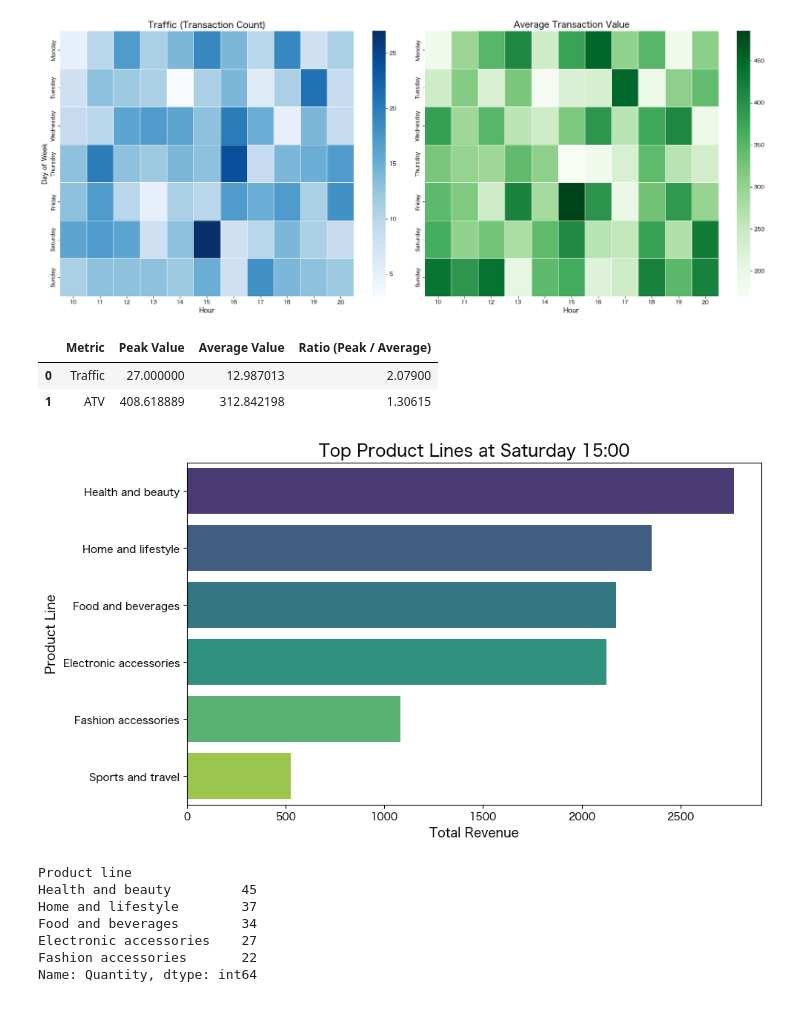
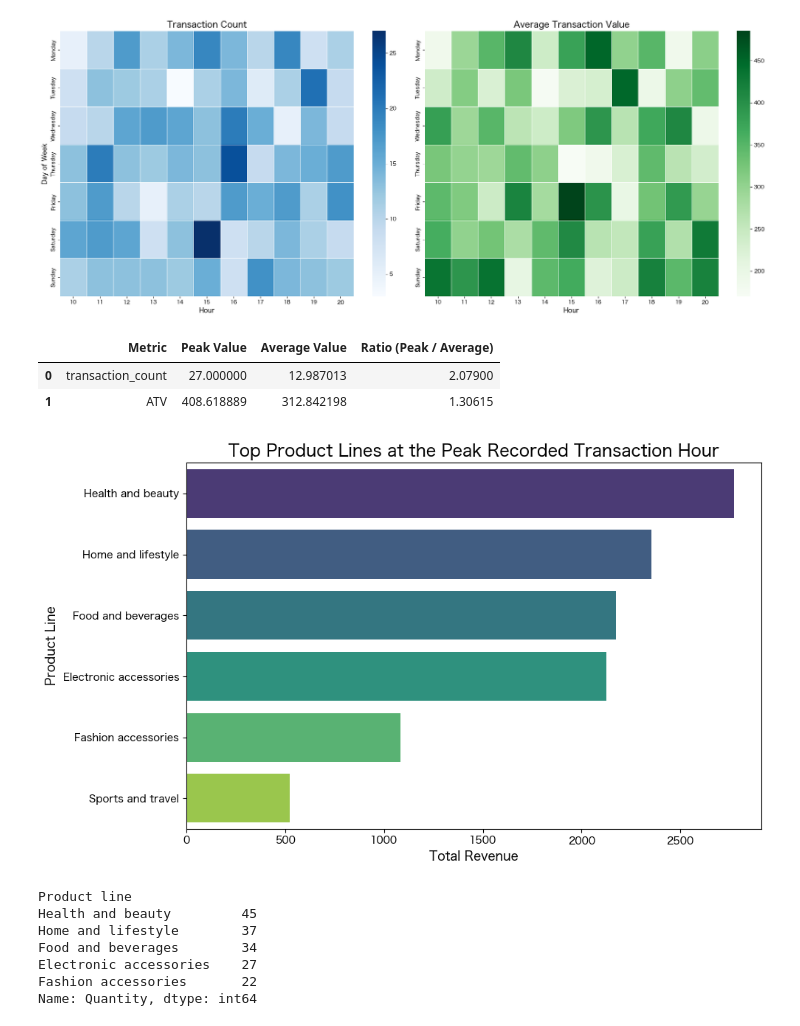
Before and after one commit to Hannah342/data_analytics_projects, a Jupyter notebook: supermarket_sales_analysis/supermarket_sales_analysis.ipynb, the cells around one changed output. Cells and saved outputs as stored; diff of their text form; code cells hidden in the pictures.

Commit message:
Add files via upload
Update README and image labels

```diff
--- a/supermarket_sales_analysis/supermarket_sales_analysis.ipynb
+++ b/supermarket_sales_analysis/supermarket_sales_analysis.ipynb
@@ -116,8 +122,8 @@ display(top_slots)
 # %%
-# Step 3 – Explain the peak: traffic-driven vs ATV-driven
+# Step 3 – Explain the peak: transaction_count-driven vs ATV-driven
 
-# Revenue ≈ Traffic × ATV (decompose the peak slot)
-traffic_matrix = pd.pivot_table(
+# Revenue ≈ transaction_count × ATV (decompose the peak slot)
+transaction_count_matrix = pd.pivot_table(
     df,
     values = 'Invoice ID',
     index = 'Day_name',
@@ -134,7 +140,7 @@ atv_matrix = pd.pivot_table(
 )
 
 days_order = ['Monday', 'Tuesday', 'Wednesday', 'Thursday', 'Friday', 'Saturday', 'Sunday']
-traffic_matrix = traffic_matrix.reindex(days_order)
+transaction_count_matrix = transaction_count_matrix.reindex(days_order)
 atv_matrix = atv_matrix.reindex(days_order)
 
 # Peak slot identified in Step 2
@@ -145,14 +151,14 @@ peak_hour = 15
 fig, axes = plt.subplots(1, 2, figsize=(20, 8))
 
 sns.heatmap(
-    data = traffic_matrix,
+    data = transaction_count_matrix,
     ax = axes[0],
     cmap = 'Blues',
     annot = False,
     fmt = '.0f',
     linewidths = 0.5
 )
-axes[0].set_title('Traffic (Transaction Count)', fontsize=16)
+axes[0].set_title('Transaction Count', fontsize=16)
 axes[0].set_xlabel('Hour', fontsize=12)
 axes[0].set_ylabel('Day of Week', fontsize=12)
 
@@ -173,29 +179,29 @@ plt.show()
 
 # Compare peak slot with overall average to validate the driver
 
-peak_traffic = traffic_matrix.loc[peak_day, peak_hour]
+peak_transaction_count = transaction_count_matrix.loc[peak_day, peak_hour]
 peak_atv = atv_matrix.loc[peak_day, peak_hour]
 
 # Calculate overall average across all day-hour combinations
-avg_traffic = traffic_matrix.stack().mean()
+avg_transaction_count = transaction_count_matrix.stack().mean()
 avg_atv = atv_matrix.stack().mean()
 
 # Create comparison table
 peak_evidence = pd.DataFrame({
-    'Metric': ['Traffic', 'ATV'],
-    'Peak Value': [peak_traffic, peak_atv],
-    'Average Value': [avg_traffic, avg_atv],
+    'Metric': ['transaction_count', 'ATV'],
+    'Peak Value': [peak_transaction_count, peak_atv],
+    'Average Value': [avg_transaction_count, avg_atv],
     'Ratio (Peak / Average)': [
-        peak_traffic / avg_traffic,
+        peak_transaction_count / avg_transaction_count,
         peak_atv / avg_atv
     ]
 })
 
 display(peak_evidence)
 # %% [output]
-[figure, old version]
+[figure, new version]
 |  | Metric | Peak Value | Average Value | Ratio (Peak / Average) |
-| 0 | Traffic | 27.000000 | 12.987013 | 2.07900 |
+| 0 | transaction_count | 27.000000 | 12.987013 | 2.07900 |
 | 1 | ATV | 408.618889 | 312.842198 | 1.30615 |
 # %%
 # Step 4 – Identify top product lines during the peak hour
@@ -209,35 +215,37 @@ peak_hour_data = df[
 # Revenue ranking by product line
 top_products_revenue = (
     peak_hour_data.groupby('Product line')['Total']
                   .sum()
                   .sort_values(ascending=False)
 )
 
 plt.figure(figsize=(10, 6))
 sns.barplot(
     x = top_products_revenue.values,
     y = top_products_revenue.index,
     hue = top_products_revenue.index,
     dodge=False,
     legend = False,
     palette = 'viridis'
 )
 
-plt.title(f'Top Product Lines at {peak_day} {peak_hour}:00', fontsize=16)
+plt.title('Top Product Lines at the Peak Recorded Transaction Hour', fontsize=16)
 plt.xlabel('Total Revenue', fontsize=12)
 plt.ylabel('Product Line', fontsize=12)
+plt.tight_layout()
+plt.savefig('images/top_product_lines_peak_hour.png', dpi=300)
 plt.show()
 
 # Supporting view: quantity ranking
 top_products_qty = (
     peak_hour_data.groupby('Product line')['Quantity']
                   .sum()
                   .sort_values(ascending=False)
 )
 
 print(top_products_qty.head(5))
 # %% [output]
-[figure, old version]
+[figure, new version]
 Product line
 Health and beauty         45
 Home and lifestyle        37
```
Also changed, not shown: parts of 2 cells of this notebook, 4 other files.
